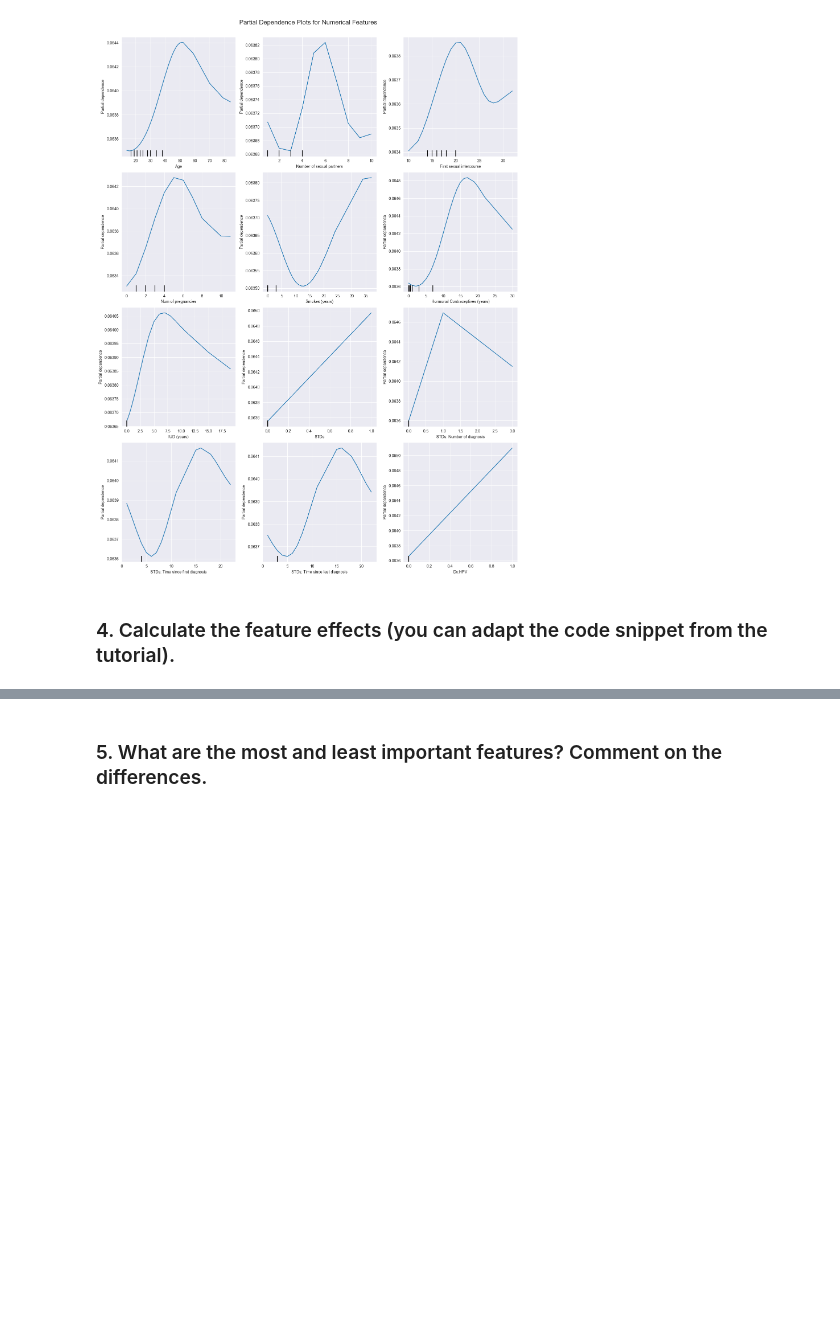
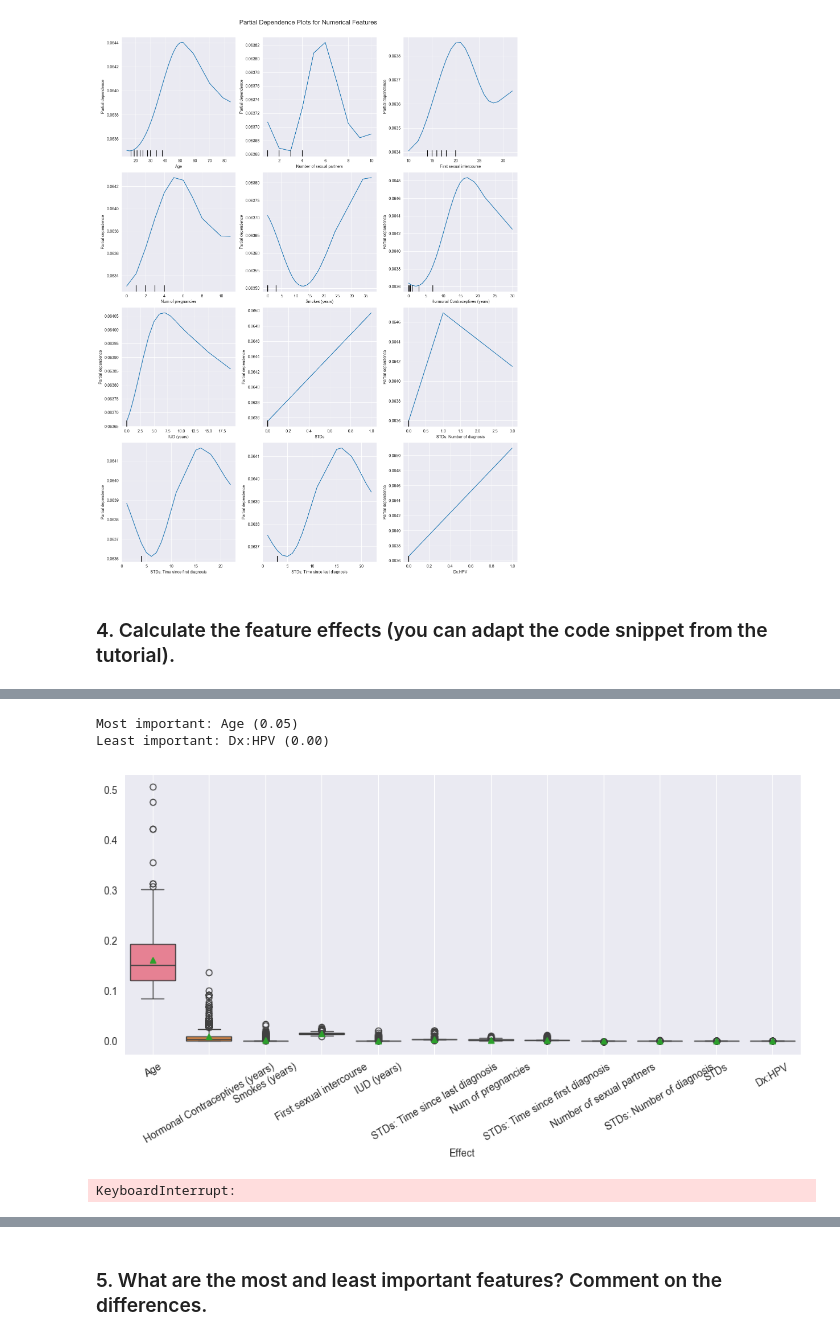
Before and after one commit to nirgoren/biology-hw1, a Jupyter notebook: Homework 1 Interpretable ML.ipynb, the cells around one changed output, grey strips where cells are left out. Saved outputs shown, nothing was run; the diff lists cells and outputs as text; code cells hidden in the pictures; blank space fills up the shorter version.

```diff
--- a/Homework 1 Interpretable ML.ipynb
+++ b/Homework 1 Interpretable ML.ipynb
@@ -334,0 +403,51 @@ plt.show()
+# %%
+plot_feature_effects(logistic_model)
+# %% [output]
+Most important: Age (0.05)
+Least important: Dx:HPV (0.00)
+[figure, added]
+# %%
+# Get features after applying the various feature maps (normalization, B-splines, etc.)
+tranformed_features = gam_model[:-1].transform(X_train)
+transformed_feature_names = gam_model[:-1].get_feature_names_out()
+
+# Get the coefficients of the logistic regression model
+coefficients = gam_model[-1].coef_
+
+transformed_features_effects = tranformed_features * coefficients
+
+feature_effects = np.array([
+    transformed_features_effects[:,
+    [
+        i
+        for i, transformed_feature_name
+        in enumerate(transformed_feature_names)
+        if transformed_feature_name.endswith(feature_name)]
+    ].sum(-1)
+    for feature_name in X_train.columns
+]).T
+
+[
+    [
+        feature_name, len(lst := [
+        (i, transformed_feature_name)
+        for i, transformed_feature_name
+        in enumerate(transformed_feature_names)
+        if feature_name in transformed_feature_name]
+                          ), lst]
+    for feature_name in X_train.columns
+]
+
+feature_effects = pd.DataFrame(feature_effects, columns=X_train.columns)
+
+feature_importance = feature_effects.std()
+
+ordered_features = feature_effects.columns[np.argsort(feature_importance.to_numpy())[::-1]]
+
+fig, ax = plt.subplots(figsize=(12, 5))
+sns.boxplot(data=feature_effects[ordered_features], showmeans=True)
+plt.xticks(rotation=30)
+plt.xlabel('Effect')
+plt.grid()
+# %% [output]
+KeyboardInterrupt:
```
Also changed, not shown: parts of 12 cells of this notebook.
